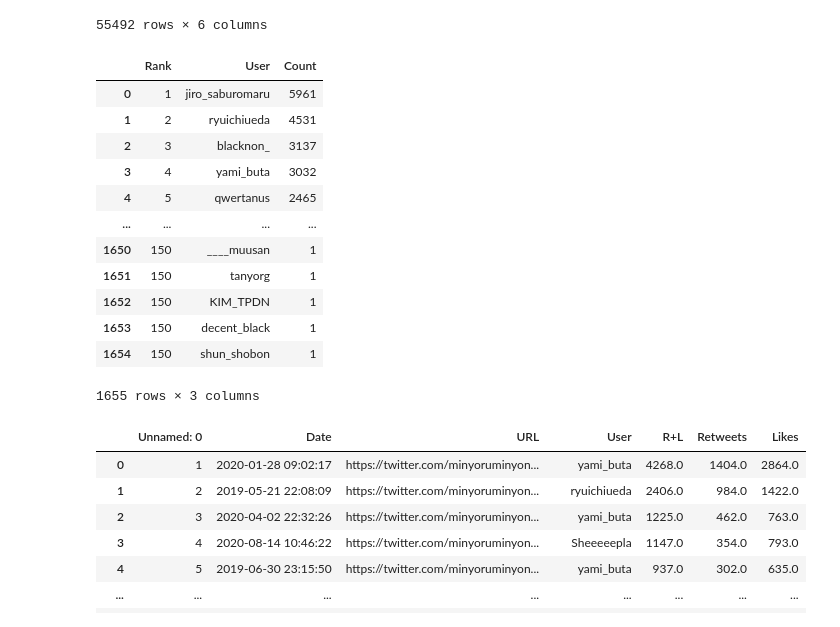
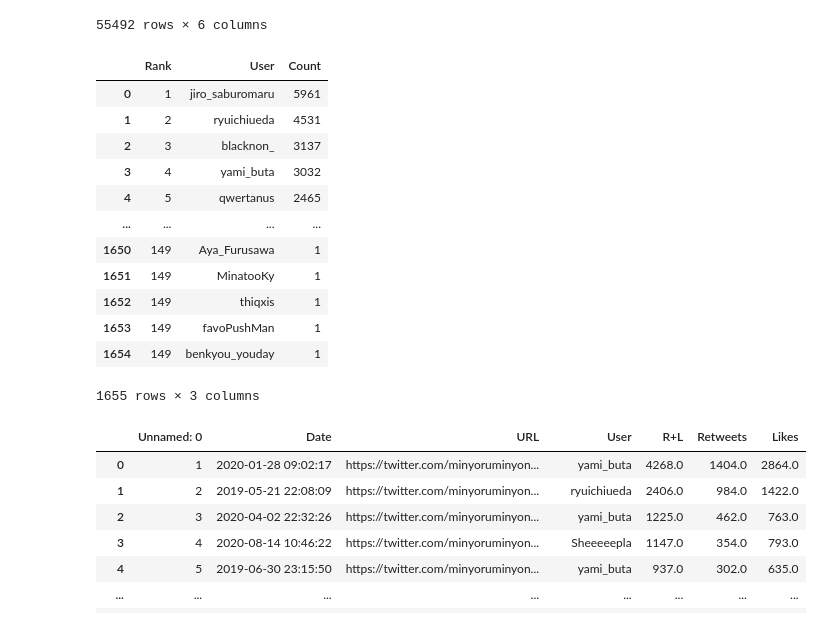
Before and after one commit to eggplants/shellgeibot-tweet-archive, a Jupyter notebook: analyze.ipynb, the cells around one changed output. Saved outputs shown, nothing was run; the diff lists cells and outputs as text; code cells hidden in the pictures.

```diff
--- a/analyze.ipynb
+++ b/analyze.ipynb
@@ -148,35 +148,35 @@ Process Ended.(about: 27s, line: 55492)
 # %%
 # read formatted.csv
 f_d = pd.read_csv(dir+'formatted.csv')
 # make user.csv
 userdata = []
 c = 1
 tmp = None
 for k, v in f_d['User'].value_counts().items():
-    userdata.append([c, k, v])
     if tmp != v:
         c += 1
     if not tmp:
         tmp = v
     tmp = v
+    userdata.append([c-1, k, v])
 with open(dir+'user.csv', 'w') as f:
     w = csv.writer(f)
     w.writerow(['Rank', 'User', 'Count'])
     w.writerows(userdata)
 pd.read_csv(dir+'user.csv')
 # %% [output]
 |  | Rank | User | Count |
 | 0 | 1 | jiro_saburomaru | 5961 |
 | 1 | 2 | ryuichiueda | 4531 |
 | 2 | 3 | blacknon_ | 3137 |
 | 3 | 4 | yami_buta | 3032 |
 | 4 | 5 | qwertanus | 2465 |
 | ... | ... | ... | ... |
-| 1650 | 150 | ____muusan | 1 |
-| 1651 | 150 | tanyorg | 1 |
-| 1652 | 150 | KIM_TPDN | 1 |
-| 1653 | 150 | decent_black | 1 |
-| 1654 | 150 | shun_shobon | 1 |
+| 1650 | 149 | Aya_Furusawa | 1 |
+| 1651 | 149 | MinatooKy | 1 |
+| 1652 | 149 | thiqxis | 1 |
+| 1653 | 149 | favoPushMan | 1 |
+| 1654 | 149 | benkyou_youday | 1 |
 1655 rows × 3 columns
 # %%
 # make buzz.csv
```
Also changed, not shown: parts of 3 cells of this notebook.
